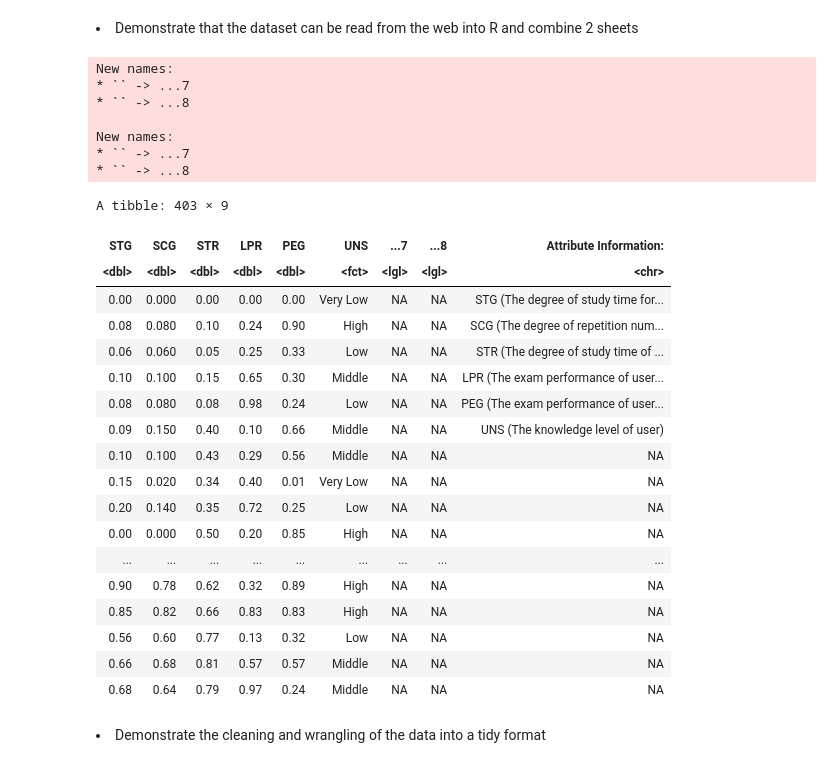
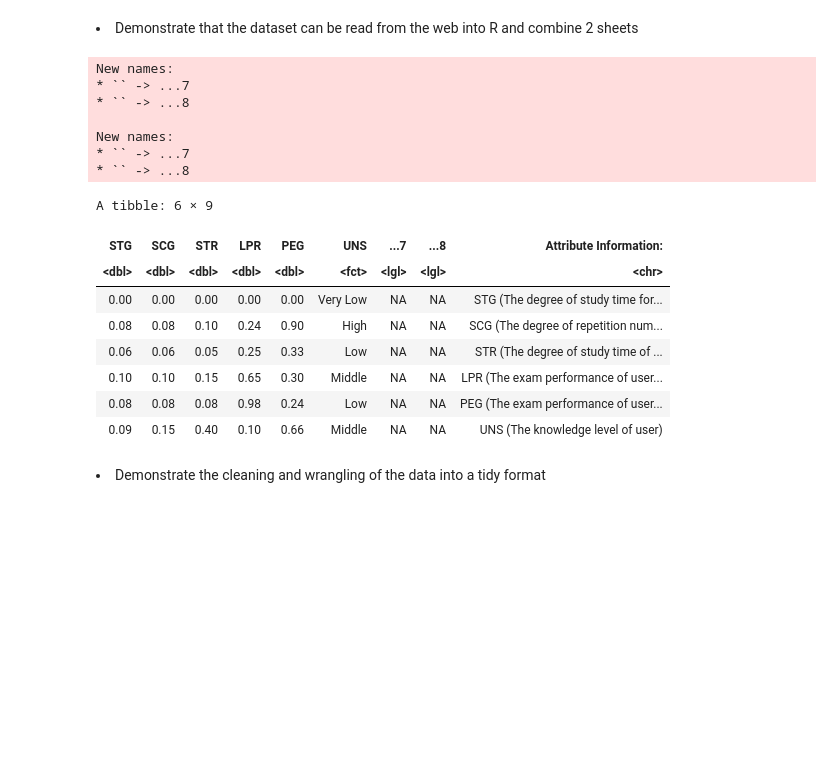
Before and after one commit to moirarenata/Analysis-of-Attributes-Relating-to-User-Knowledge-Levels-Pertaining-to-DC-Machines-in-a-Given-Datase, a Jupyter notebook: project_actual_allvalues.ipynb, the cells around one changed output. Drawn from its saved outputs; the diff is of its cells as text; code cells hidden in the pictures; blank space fills up the shorter version.

```diff
--- a/project_actual_allvalues.ipynb
+++ b/project_actual_allvalues.ipynb
@@ -85,45 +85,34 @@ Making 'packages.html' ...
 # %%
 #download file here, look for code
 
 user_knowledge_data1 <- read_excel("data/Data_User_Modeling_Dataset.xls", sheet = 2)
 user_knowledge_data2 <- read_excel("data/Data_User_Modeling_Dataset.xls", sheet = 3)
 user_knowledge_data1$UNS <- as.character(user_knowledge_data1$UNS)
 user_knowledge_data1$UNS[user_knowledge_data1$UNS == "very_low"] <- "Very Low"
 
 user_knowledge_data <- rbind (user_knowledge_data1,user_knowledge_data2)
 
-
 user_knowledge_data <- user_knowledge_data %>%
         mutate(UNS = as_factor(UNS))
 
-user_knowledge_data
+head(user_knowledge_data)
 # %% [output]
 New names:
 * `` -> ...7
 * `` -> ...8
 
 New names:
 * `` -> ...7
 * `` -> ...8
-A tibble: 403 × 9
+A tibble: 6 × 9
 | STG | SCG | STR | LPR | PEG | UNS | ...7 | ...8 | Attribute Information: |
 | <dbl> | <dbl> | <dbl> | <dbl> | <dbl> | <fct> | <lgl> | <lgl> | <chr> |
-| 0.00 | 0.000 | 0.00 | 0.00 | 0.00 | Very Low | NA | NA | STG (The degree of study time for... |
-| 0.08 | 0.080 | 0.10 | 0.24 | 0.90 | High | NA | NA | SCG (The degree of repetition num... |
-| 0.06 | 0.060 | 0.05 | 0.25 | 0.33 | Low | NA | NA | STR (The degree of study time of ... |
-| 0.10 | 0.100 | 0.15 | 0.65 | 0.30 | Middle | NA | NA | LPR (The exam performance of user... |
-| 0.08 | 0.080 | 0.08 | 0.98 | 0.24 | Low | NA | NA | PEG (The exam performance of user... |
-| 0.09 | 0.150 | 0.40 | 0.10 | 0.66 | Middle | NA | NA | UNS (The knowledge level of user) |
-| 0.10 | 0.100 | 0.43 | 0.29 | 0.56 | Middle | NA | NA | NA |
-| 0.15 | 0.020 | 0.34 | 0.40 | 0.01 | Very Low | NA | NA | NA |
-| 0.20 | 0.140 | 0.35 | 0.72 | 0.25 | Low | NA | NA | NA |
-| 0.00 | 0.000 | 0.50 | 0.20 | 0.85 | High | NA | NA | NA |
-| ... | ... | ... | ... | ... | ... | ... | ... | ... |
-| 0.90 | 0.78 | 0.62 | 0.32 | 0.89 | High | NA | NA | NA |
-| 0.85 | 0.82 | 0.66 | 0.83 | 0.83 | High | NA | NA | NA |
-| 0.56 | 0.60 | 0.77 | 0.13 | 0.32 | Low | NA | NA | NA |
-| 0.66 | 0.68 | 0.81 | 0.57 | 0.57 | Middle | NA | NA | NA |
-| 0.68 | 0.64 | 0.79 | 0.97 | 0.24 | Middle | NA | NA | NA |
+| 0.00 | 0.00 | 0.00 | 0.00 | 0.00 | Very Low | NA | NA | STG (The degree of study time for... |
+| 0.08 | 0.08 | 0.10 | 0.24 | 0.90 | High | NA | NA | SCG (The degree of repetition num... |
+| 0.06 | 0.06 | 0.05 | 0.25 | 0.33 | Low | NA | NA | STR (The degree of study time of ... |
+| 0.10 | 0.10 | 0.15 | 0.65 | 0.30 | Middle | NA | NA | LPR (The exam performance of user... |
+| 0.08 | 0.08 | 0.08 | 0.98 | 0.24 | Low | NA | NA | PEG (The exam performance of user... |
+| 0.09 | 0.15 | 0.40 | 0.10 | 0.66 | Middle | NA | NA | UNS (The knowledge level of user) |
 # %% [markdown]
 <li> Demonstrate the cleaning and wrangling of the data into a tidy format </li>
 # %%
```
Also changed, not shown: parts of 20 cells of this notebook.
